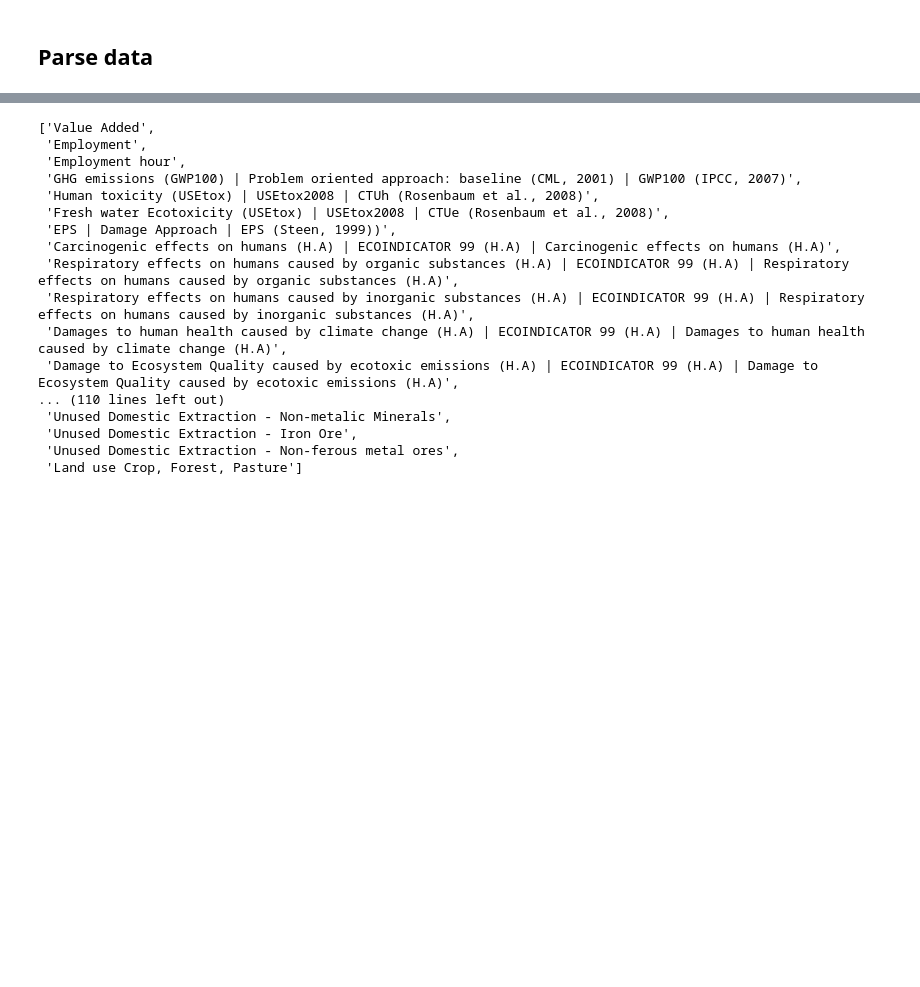
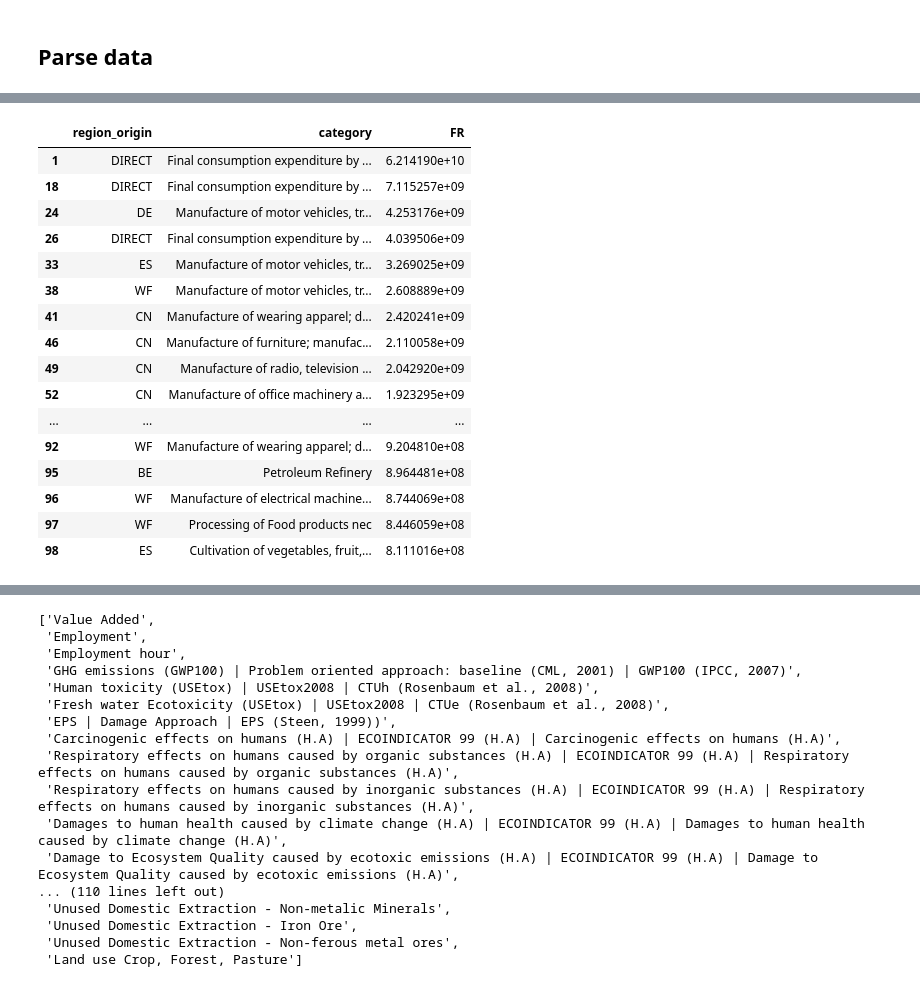
Before and after one commit to thomasgibon/io-footprinting, a Jupyter notebook: miniprojet_mines/4_decoupling.ipynb, the cells around one changed output, grey strips where cells are left out. Cells and saved outputs as stored; diff of their text form; code cells hidden in the pictures; blank space fills up the shorter version.

```diff
--- a/miniprojet_mines/4_decoupling.ipynb
+++ b/miniprojet_mines/4_decoupling.ipynb
@@ -182,0 +318,2 @@ GHG_all_df = pd.concat(GHG_all.values(),
+# %%
+liste_emissions_FR = GHG_all_df.loc[2019]['FR'].sort_values(ascending=False).reset_index()
@@ -183,3 +336,23 @@ GHG_all_df = pd.concat(GHG_all.values(),
+# %%
+liste_emissions_FR[liste_emissions_FR.region_origin != 'FR'].iloc[:40]
+# %% [output]
+|  | region_origin | category | FR |
+| 1 | DIRECT | Final consumption expenditure by ... | 6.214190e+10 |
+| 18 | DIRECT | Final consumption expenditure by ... | 7.115257e+09 |
+| 24 | DE | Manufacture of motor vehicles, tr... | 4.253176e+09 |
+| 26 | DIRECT | Final consumption expenditure by ... | 4.039506e+09 |
+| 33 | ES | Manufacture of motor vehicles, tr... | 3.269025e+09 |
+| 38 | WF | Manufacture of motor vehicles, tr... | 2.608889e+09 |
+| 41 | CN | Manufacture of wearing apparel; d... | 2.420241e+09 |
+| 46 | CN | Manufacture of furniture; manufac... | 2.110058e+09 |
+| 49 | CN | Manufacture of radio, television ... | 2.042920e+09 |
+| 52 | CN | Manufacture of office machinery a... | 1.923295e+09 |
+| ... | ... | ... | ... |
+| 92 | WF | Manufacture of wearing apparel; d... | 9.204810e+08 |
+| 95 | BE | Petroleum Refinery | 8.964481e+08 |
+| 96 | WF | Manufacture of electrical machine... | 8.744069e+08 |
+| 97 | WF | Processing of Food products nec | 8.446059e+08 |
+| 98 | ES | Cultivation of vegetables, fruit,... | 8.111016e+08 |
 # %%
 GHG_cba_w_direct = GHG_all_df.groupby('year').sum()
 # %%
```
Also changed, not shown: parts of 37 cells of this notebook.
